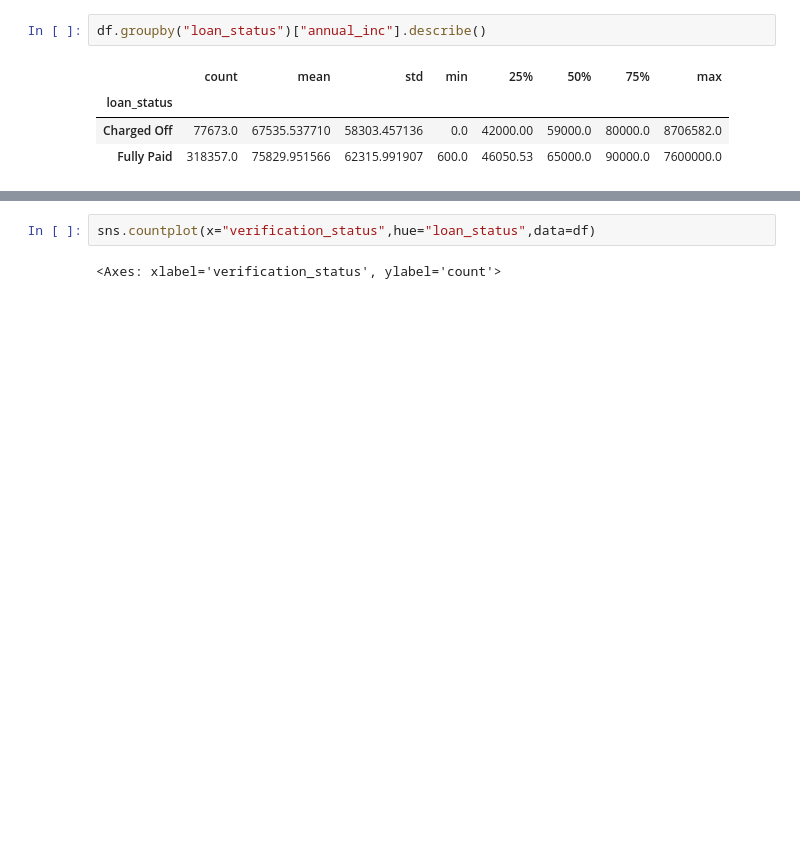
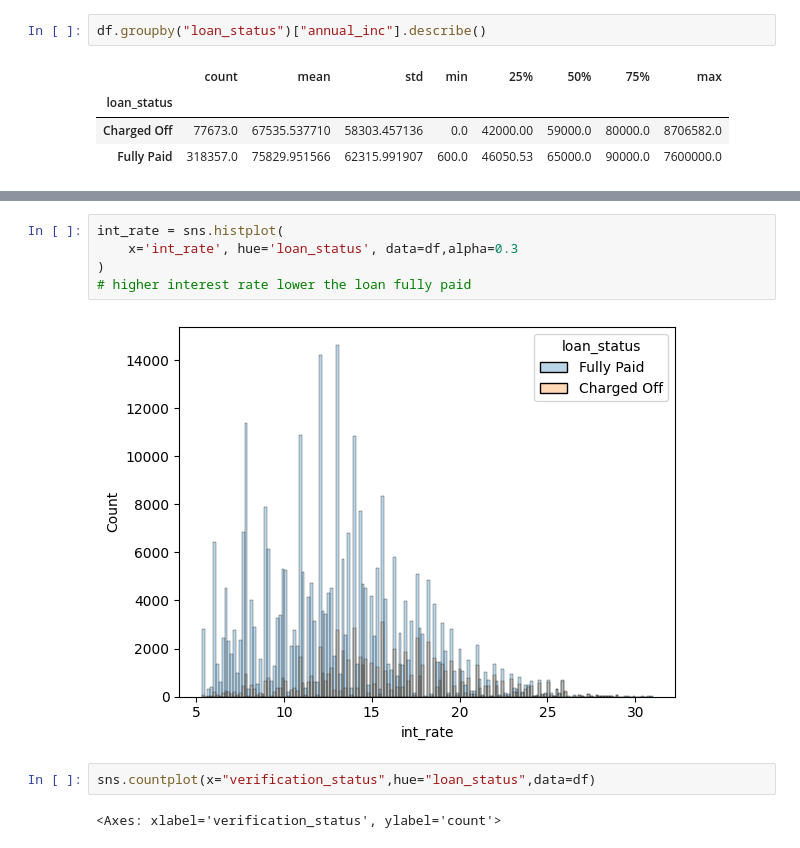
Before and after one commit to Debasishsaha123/Loan-default-prediction-ML-Projects, a Jupyter notebook: data_understanding.ipynb, the cells around one changed output, grey strips where cells are left out. Drawn from its saved outputs; the diff is of its cells as text; blank space fills up the shorter version.

Commit message:
More about data

```diff
--- a/data_understanding.ipynb
+++ b/data_understanding.ipynb
@@ -245,3 +260,10 @@ df.groupby("loan_status")["annual_inc"].describe()
+# %%
+int_rate = sns.histplot(
+    x='int_rate', hue='loan_status', data=df,alpha=0.3
+)
+# higher interest rate lower the loan fully paid
+# %% [output]
+[figure, added]
 # %%
 sns.countplot(x="verification_status",hue="loan_status",data=df)
 # %% [output]
```
Also changed, not shown: parts of 5 cells of this notebook.
